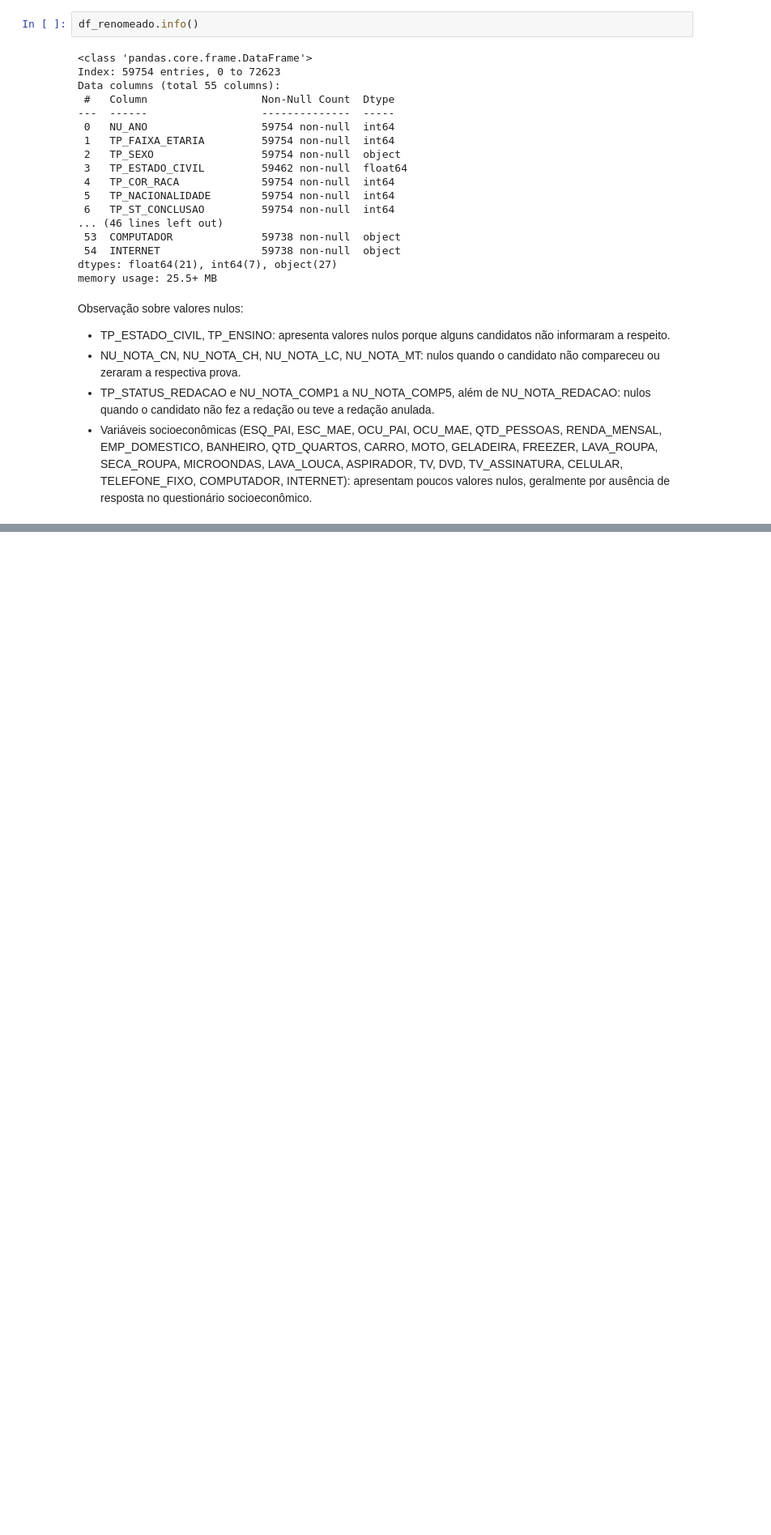
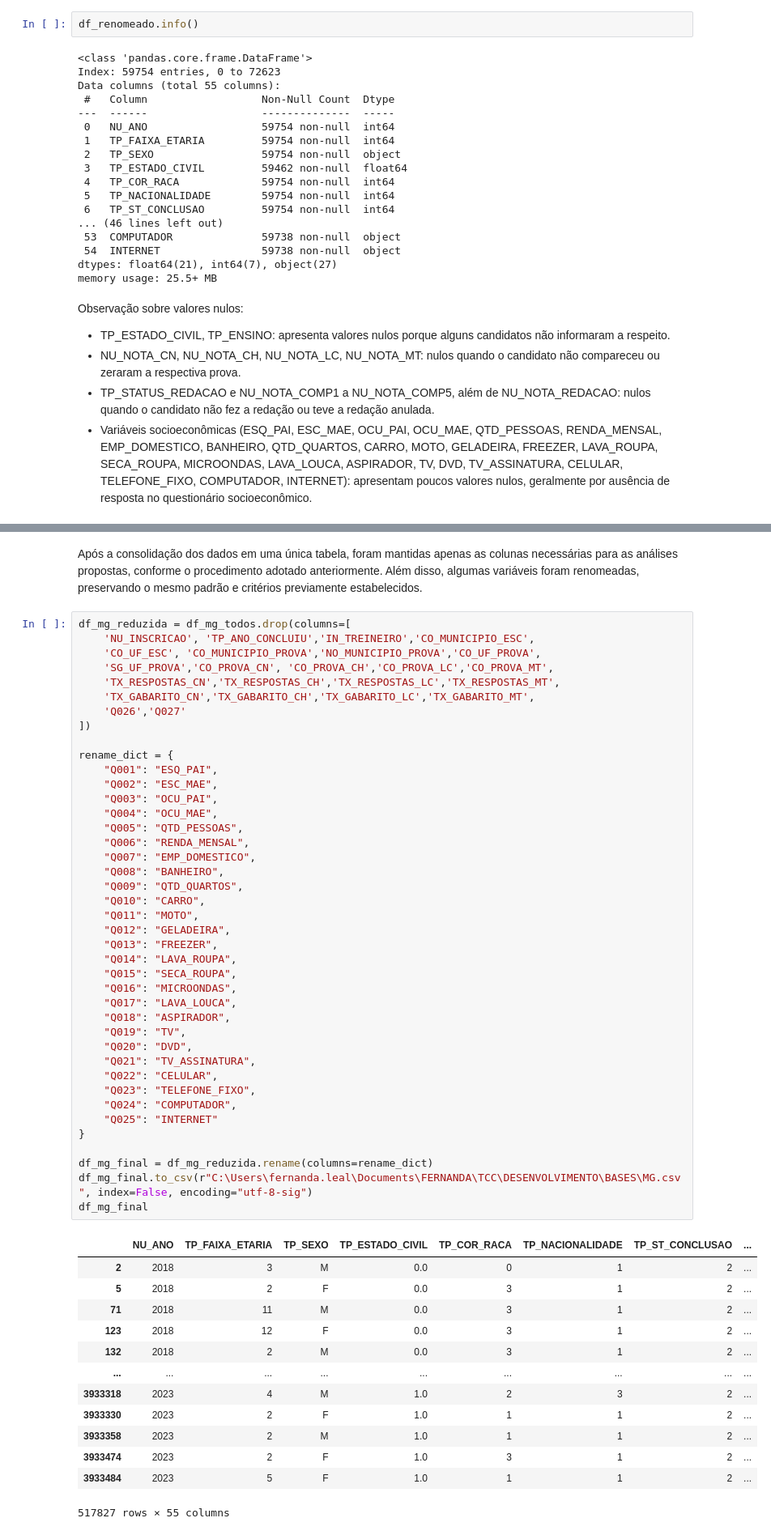
Before and after one commit to NandaLeal/TCC, a Jupyter notebook: TCC.ipynb, the cells around one changed output, grey strips where cells are left out. Shown at 81% size. Saved outputs shown, nothing was run; the diff lists cells and outputs as text; blank space fills up the shorter version.

```diff
--- a/TCC.ipynb
+++ b/TCC.ipynb
@@ -964,0 +1000,57 @@ Observação sobre valores nulos:
+# %% [markdown]
+Após a consolidação dos dados em uma única tabela, foram mantidas apenas as colunas necessárias para as análises propostas, conforme o procedimento adotado anteriormente. Além disso, algumas variáveis foram renomeadas, preservando o mesmo padrão e critérios previamente estabelecidos.
+# %%
+df_mg_reduzida = df_mg_todos.drop(columns=[
+    'NU_INSCRICAO', 'TP_ANO_CONCLUIU','IN_TREINEIRO','CO_MUNICIPIO_ESC',
+    'CO_UF_ESC', 'CO_MUNICIPIO_PROVA','NO_MUNICIPIO_PROVA','CO_UF_PROVA',
+    'SG_UF_PROVA','CO_PROVA_CN', 'CO_PROVA_CH','CO_PROVA_LC','CO_PROVA_MT',
+    'TX_RESPOSTAS_CN','TX_RESPOSTAS_CH','TX_RESPOSTAS_LC','TX_RESPOSTAS_MT',
+    'TX_GABARITO_CN','TX_GABARITO_CH','TX_GABARITO_LC','TX_GABARITO_MT',
+    'Q026','Q027'
+])
+
+rename_dict = {
+    "Q001": "ESQ_PAI",
+    "Q002": "ESC_MAE",
+    "Q003": "OCU_PAI",
+    "Q004": "OCU_MAE",
+    "Q005": "QTD_PESSOAS",
+    "Q006": "RENDA_MENSAL",
+    "Q007": "EMP_DOMESTICO",
+    "Q008": "BANHEIRO",
+    "Q009": "QTD_QUARTOS",
+    "Q010": "CARRO",
+    "Q011": "MOTO",
+    "Q012": "GELADEIRA",
+    "Q013": "FREEZER",
+    "Q014": "LAVA_ROUPA",
+    "Q015": "SECA_ROUPA",
+    "Q016": "MICROONDAS",
+    "Q017": "LAVA_LOUCA",
+    "Q018": "ASPIRADOR",
+    "Q019": "TV",
+    "Q020": "DVD",
+    "Q021": "TV_ASSINATURA",
+    "Q022": "CELULAR",
+    "Q023": "TELEFONE_FIXO",
+    "Q024": "COMPUTADOR",
+    "Q025": "INTERNET"
+}
+
+df_mg_final = df_mg_reduzida.rename(columns=rename_dict)
+df_mg_final.to_csv(r"C:\Users\fernanda.leal\Documents\FERNANDA\TCC\DESENVOLVIMENTO\BASES\MG.csv", index=False, encoding="utf-8-sig")
+df_mg_final
+# %% [output]
+|  | NU_ANO | TP_FAIXA_ETARIA | TP_SEXO | TP_ESTADO_CIVIL | TP_COR_RACA | TP_NACIONALIDADE | TP_ST_CONCLUSAO | ... |
+| 2 | 2018 | 3 | M | 0.0 | 0 | 1 | 2 | ... |
+| 5 | 2018 | 2 | F | 0.0 | 3 | 1 | 2 | ... |
+| 71 | 2018 | 11 | M | 0.0 | 3 | 1 | 2 | ... |
+| 123 | 2018 | 12 | F | 0.0 | 3 | 1 | 2 | ... |
+| 132 | 2018 | 2 | M | 0.0 | 3 | 1 | 2 | ... |
+| ... | ... | ... | ... | ... | ... | ... | ... | ... |
+| 3933318 | 2023 | 4 | M | 1.0 | 2 | 3 | 2 | ... |
+| 3933330 | 2023 | 2 | F | 1.0 | 1 | 1 | 2 | ... |
+| 3933358 | 2023 | 2 | M | 1.0 | 1 | 1 | 2 | ... |
+| 3933474 | 2023 | 2 | F | 1.0 | 3 | 1 | 2 | ... |
+| 3933484 | 2023 | 5 | F | 1.0 | 1 | 1 | 2 | ... |
+517827 rows × 55 columns
```
Also changed, not shown: parts of 7 cells of this notebook.
